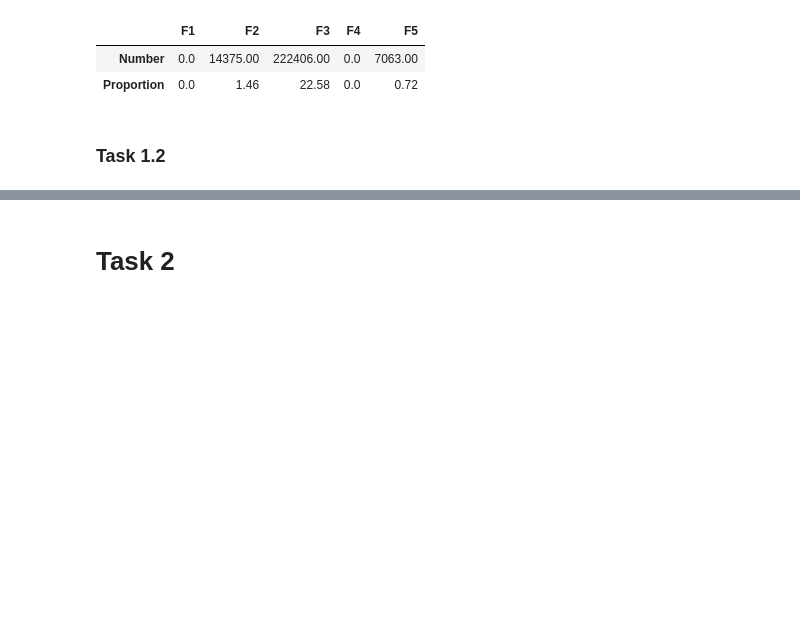
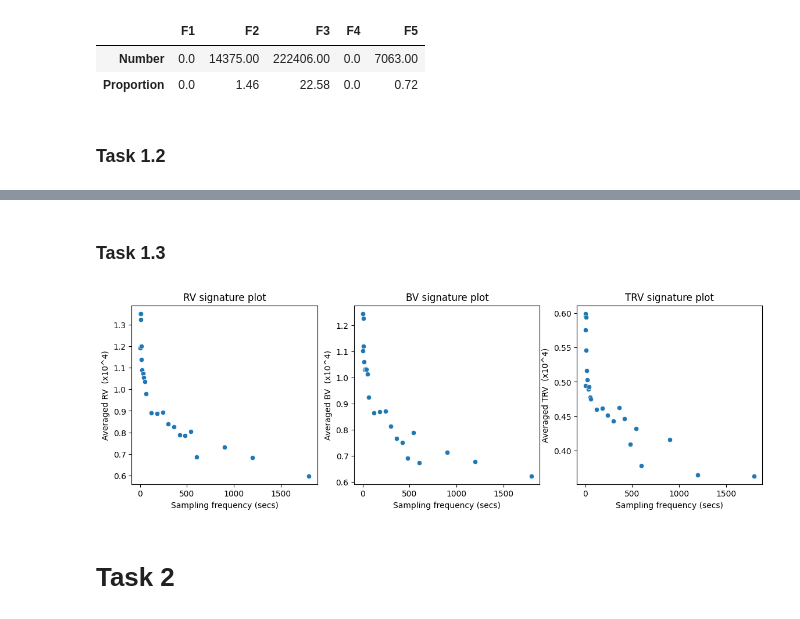
Before and after one commit to VijayaranganPR/Individual-Project, a Jupyter notebook: project.ipynb, the cells around one changed output, grey strips where cells are left out. Saved outputs shown, nothing was run; the diff lists cells and outputs as text; code cells hidden in the pictures; blank space fills up the shorter version.

```diff
--- a/project.ipynb
+++ b/project.ipynb
@@ -287,3 +163,35 @@ plt.tight_layout()
+# %% [markdown]
+### Task 1.3
+# %%
+RVdf# Compute Average RVs across different days
+RVav = RVdf.mean()*10000
+BVav = BVdf.mean()*10000
+TRVav = TRVdf.mean()*10000
+# Convert index to integers (sec)
+RVav.index
+time = [0] + [pd.Timedelta(x).total_seconds() for x in RVav.index[1:]]
+
+fig, axes = plt.subplots(nrows=1,ncols=3,figsize=(14,4))
+
+sns.scatterplot(x=time,y=RVav,ax=axes[0])
+axes[0].set_title('RV signature plot')
+axes[0].set_xlabel('Sampling frequency (secs)')
+axes[0].set_ylabel('Averaged RV  (x10^4)')
+
+
+sns.scatterplot(x=time,y=BVav,ax=axes[1])
+axes[1].set_title('BV signature plot')
+axes[1].set_xlabel('Sampling frequency (secs)')
+axes[1].set_ylabel('Averaged BV  (x10^4)')
+
+
+sns.scatterplot(x=time,y=TRVav,ax=axes[2])
+axes[2].set_title('TRV signature plot')
+axes[2].set_xlabel('Sampling frequency (secs)')
+axes[2].set_ylabel('Averaged TRV  (x10^4)')
+plt.show()
+# %% [output]
+[figure, added]
 # %% [markdown]
 # Task 2
 # %% [markdown]
```
Also changed, not shown: parts of 22 cells of this notebook, 2 other files.
